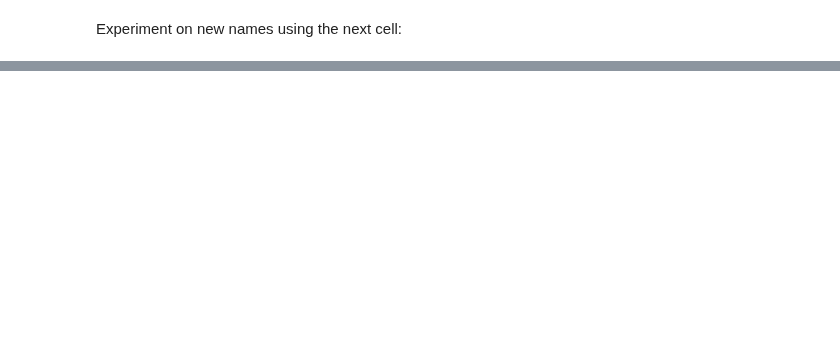
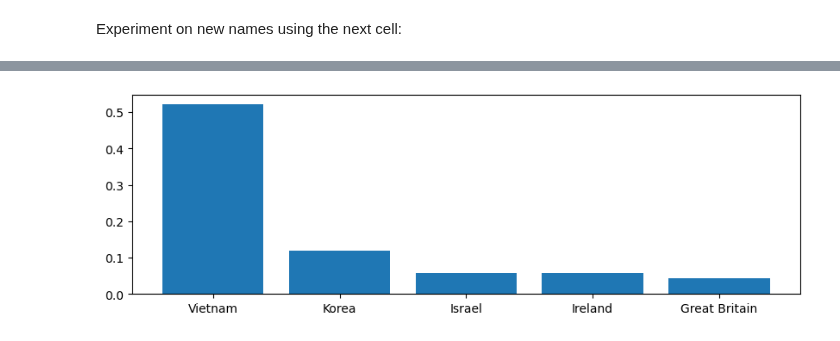
Before and after one commit to SreelekhaVuppala/deep-machine-learning, a Jupyter notebook: home-assignments/HA2/HA2-Part1.ipynb, the cells around one changed output, grey strips where cells are left out. Drawn from its saved outputs; the diff is of its cells as text; code cells hidden in the pictures; blank space fills up the shorter version.

```diff
--- a/home-assignments/HA2/HA2-Part1.ipynb
+++ b/home-assignments/HA2/HA2-Part1.ipynb
@@ -765,0 +866,4 @@ Experiment on new names using the next cell:
+# %%
+predict("Chen", charset)
+# %% [output]
+[figure, added]
```
Also changed, not shown: parts of 26 cells of this notebook.
